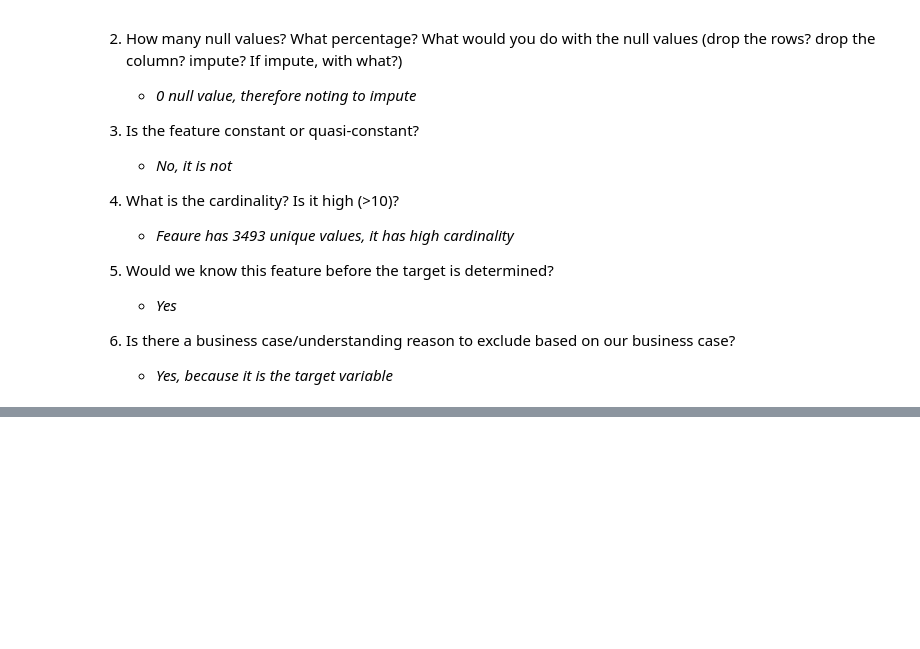
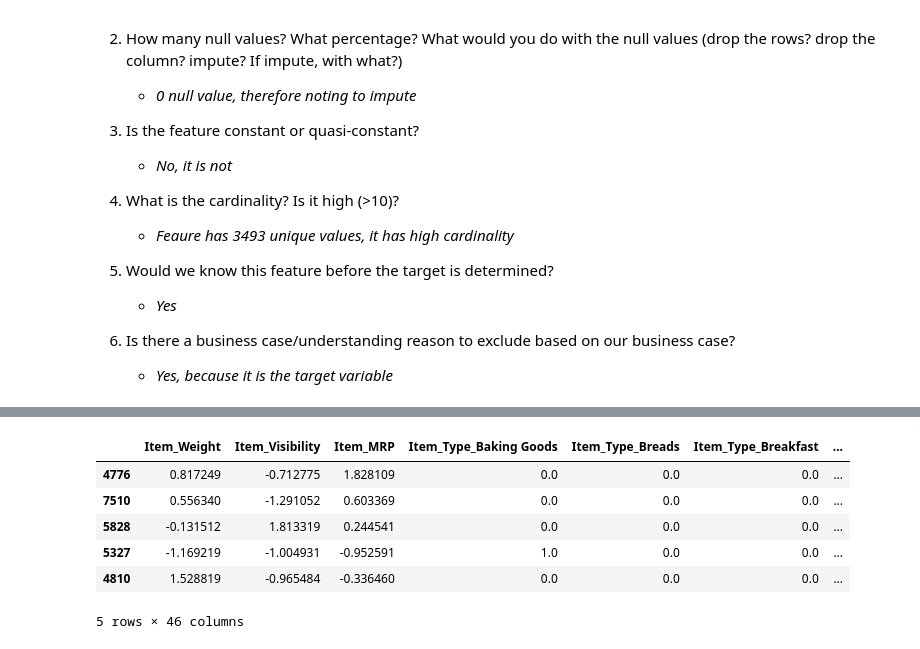
Before and after one commit to LeratoMatlala1/Prediction-of-Product-Sales, a Jupyter notebook: Prediction_of_Product_Sales.ipynb, the cells around one changed output, grey strips where cells are left out. Cells and saved outputs as stored; diff of their text form; code cells hidden in the pictures; blank space fills up the shorter version.

```diff
--- a/Prediction_of_Product_Sales.ipynb
+++ b/Prediction_of_Product_Sales.ipynb
@@ -953,0 +1331,11 @@ The cardinality of 'Item_Outlet_Sales' feature is: 3493
+# %%
+#Check the transformed training data:
+X_train_tf.head()
+# %% [output]
+|  | Item_Weight | Item_Visibility | Item_MRP | Item_Type_Baking Goods | Item_Type_Breads | Item_Type_Breakfast | ... |
+| 4776 | 0.817249 | -0.712775 | 1.828109 | 0.0 | 0.0 | 0.0 | ... |
+| 7510 | 0.556340 | -1.291052 | 0.603369 | 0.0 | 0.0 | 0.0 | ... |
+| 5828 | -0.131512 | 1.813319 | 0.244541 | 0.0 | 0.0 | 0.0 | ... |
+| 5327 | -1.169219 | -1.004931 | -0.952591 | 1.0 | 0.0 | 0.0 | ... |
+| 4810 | 1.528819 | -0.965484 | -0.336460 | 0.0 | 0.0 | 0.0 | ... |
+5 rows × 46 columns
```
Also changed, not shown: parts of 54 cells of this notebook.
